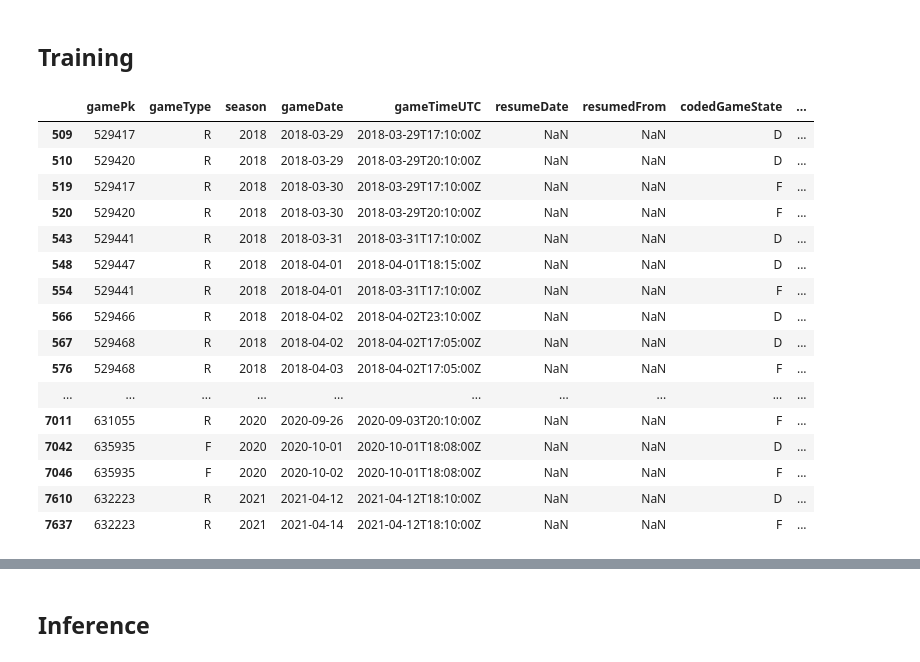
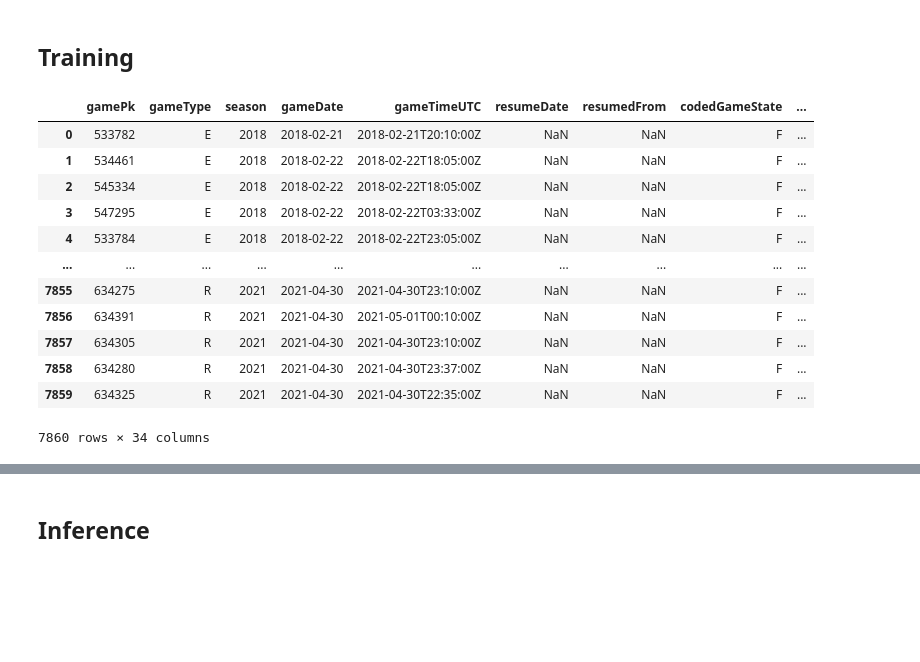
Before and after one commit to a-f-may/mlb, a Jupyter notebook: lgbm_train.ipynb, the cells around one changed output, grey strips where cells are left out. Drawn from its saved outputs; the diff is of its cells as text; code cells hidden in the pictures; blank space fills up the shorter version.

```diff
--- a/lgbm_train.ipynb
+++ b/lgbm_train.ipynb
@@ -118,30 +118,27 @@ scores = scores1.groupby(['playerId', 'date']).sum().reset_index()
 # %%
 #追加された特徴量
 games = pd.read_pickle(TRAIN_DIR / 'games_train.pkl')
 games[games.duplicated(subset=["gamePk"], keep=False)]
 #games.index[games["detailedGameState"] == "Postponed"].shape
 #games.drop(games.loc[games['detailedGameState']=='Postponed'].index, inplace=True)
 #games["detailedGameState"].unique()
 #games[games.duplicated(subset=["gamePk"], keep=False)]
 #games['detailedGameState']=='Postponed']だとスコアはキロクされていない
+games
 # %% [output]
 |  | gamePk | gameType | season | gameDate | gameTimeUTC | resumeDate | resumedFrom | codedGameState | ... |
-| 509 | 529417 | R | 2018 | 2018-03-29 | 2018-03-29T17:10:00Z | NaN | NaN | D | ... |
-| 510 | 529420 | R | 2018 | 2018-03-29 | 2018-03-29T20:10:00Z | NaN | NaN | D | ... |
-| 519 | 529417 | R | 2018 | 2018-03-30 | 2018-03-29T17:10:00Z | NaN | NaN | F | ... |
-| 520 | 529420 | R | 2018 | 2018-03-30 | 2018-03-29T20:10:00Z | NaN | NaN | F | ... |
-| 543 | 529441 | R | 2018 | 2018-03-31 | 2018-03-31T17:10:00Z | NaN | NaN | D | ... |
-| 548 | 529447 | R | 2018 | 2018-04-01 | 2018-04-01T18:15:00Z | NaN | NaN | D | ... |
-| 554 | 529441 | R | 2018 | 2018-04-01 | 2018-03-31T17:10:00Z | NaN | NaN | F | ... |
-| 566 | 529466 | R | 2018 | 2018-04-02 | 2018-04-02T23:10:00Z | NaN | NaN | D | ... |
-| 567 | 529468 | R | 2018 | 2018-04-02 | 2018-04-02T17:05:00Z | NaN | NaN | D | ... |
-| 576 | 529468 | R | 2018 | 2018-04-03 | 2018-04-02T17:05:00Z | NaN | NaN | F | ... |
+| 0 | 533782 | E | 2018 | 2018-02-21 | 2018-02-21T20:10:00Z | NaN | NaN | F | ... |
+| 1 | 534461 | E | 2018 | 2018-02-22 | 2018-02-22T18:05:00Z | NaN | NaN | F | ... |
+| 2 | 545334 | E | 2018 | 2018-02-22 | 2018-02-22T18:05:00Z | NaN | NaN | F | ... |
+| 3 | 547295 | E | 2018 | 2018-02-22 | 2018-02-22T03:33:00Z | NaN | NaN | F | ... |
+| 4 | 533784 | E | 2018 | 2018-02-22 | 2018-02-22T23:05:00Z | NaN | NaN | F | ... |
 | ... | ... | ... | ... | ... | ... | ... | ... | ... | ... |
-| 7011 | 631055 | R | 2020 | 2020-09-26 | 2020-09-03T20:10:00Z | NaN | NaN | F | ... |
-| 7042 | 635935 | F | 2020 | 2020-10-01 | 2020-10-01T18:08:00Z | NaN | NaN | D | ... |
-| 7046 | 635935 | F | 2020 | 2020-10-02 | 2020-10-01T18:08:00Z | NaN | NaN | F | ... |
-| 7610 | 632223 | R | 2021 | 2021-04-12 | 2021-04-12T18:10:00Z | NaN | NaN | D | ... |
-| 7637 | 632223 | R | 2021 | 2021-04-14 | 2021-04-12T18:10:00Z | NaN | NaN | F | ... |
+| 7855 | 634275 | R | 2021 | 2021-04-30 | 2021-04-30T23:10:00Z | NaN | NaN | F | ... |
+| 7856 | 634391 | R | 2021 | 2021-04-30 | 2021-05-01T00:10:00Z | NaN | NaN | F | ... |
+| 7857 | 634305 | R | 2021 | 2021-04-30 | 2021-04-30T23:10:00Z | NaN | NaN | F | ... |
+| 7858 | 634280 | R | 2021 | 2021-04-30 | 2021-04-30T23:37:00Z | NaN | NaN | F | ... |
+| 7859 | 634325 | R | 2021 | 2021-04-30 | 2021-04-30T22:35:00Z | NaN | NaN | F | ... |
+7860 rows × 34 columns
 # %%
 targets_cols = ['playerId', 'target1', 'target2', 'target3', 'target4', 'date']
 players_cols = ['playerId', 'primaryPositionName']
```
Also changed, not shown: parts of 14 cells of this notebook.
